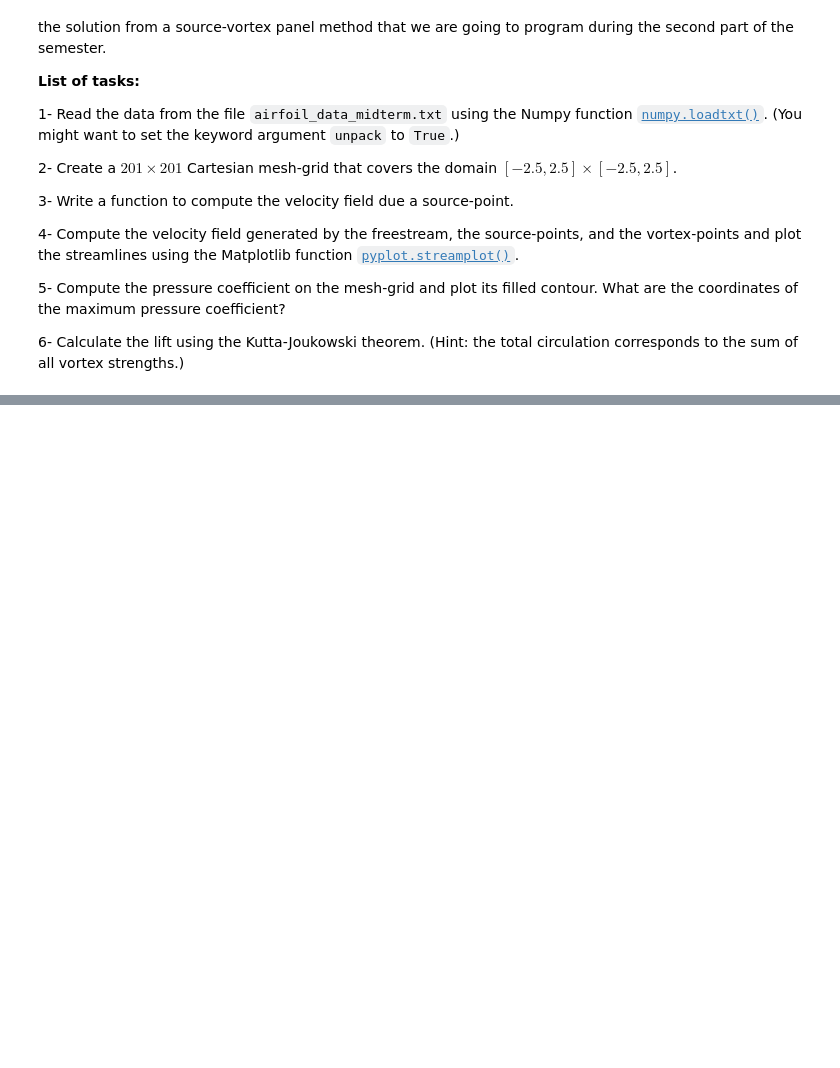
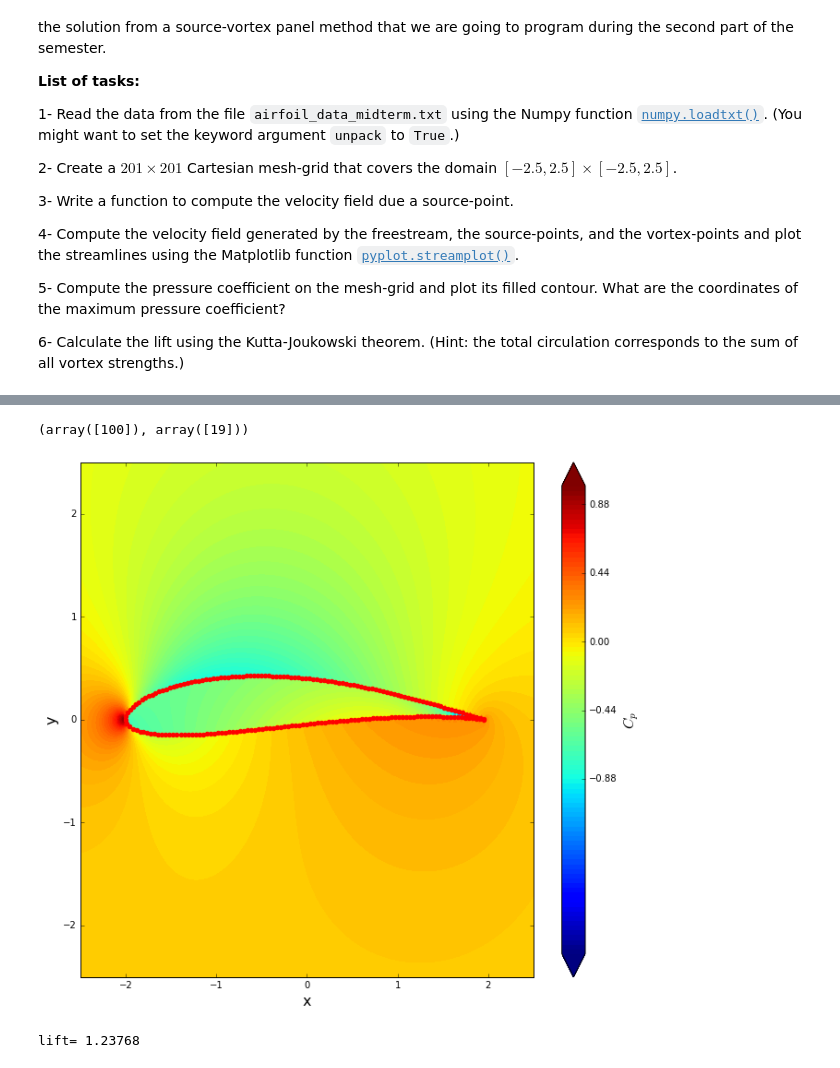
Before and after one commit to liu19941121/mae6226-work, a Jupyter notebook: midterm/midterm.ipynb, the cells around one changed output, grey strips where cells are left out. Saved outputs shown, nothing was run; the diff lists cells and outputs as text; code cells hidden in the pictures; blank space fills up the shorter version.

```diff
--- a/midterm/midterm.ipynb
+++ b/midterm/midterm.ipynb
@@ -621,0 +689,29 @@ Well, they are the solution from a source-vortex panel method that we are going
+# %%
+# 5
+
+cp_5 = 1.0 - (u_5**2 + v_5**2)/u_inf_1**2
+size = 10
+pyplot.figure(figsize=(1.1*size, (y_end-y_start)/(x_end-x_start)*size))
+pyplot.xlabel('x', fontsize=16)
+pyplot.ylabel('y', fontsize=16)
+pyplot.xlim(x_start, x_end)
+pyplot.ylim(y_start, y_end)
+contf = pyplot.contourf(X, Y, cp_5, levels=numpy.linspace(-2.0, 1.0, 100), extend='both')
+cbar = pyplot.colorbar(contf)
+cbar.set_label('$C_p$', fontsize=16)
+cbar.set_ticks([-0.88, -0.44, 0.0, 0.44, 0.88])
+pyplot.scatter(x_source, y_source, color='r', s=20, marker='o')
+
+numpy.where(cp_5 == numpy.max(cp_5))
+# %% [output]
+(array([100]), array([19]))
+[figure, added]
+# %%
+# 6
+
+rho = 1
+gamma_1 = numpy.sum(vortex_s)
+lift = rho * gamma_1 *u_inf_1
+print('lift=', lift)
+# %% [output]
+lift= 1.23768
```
Also changed, not shown: parts of 7 cells of this notebook.
